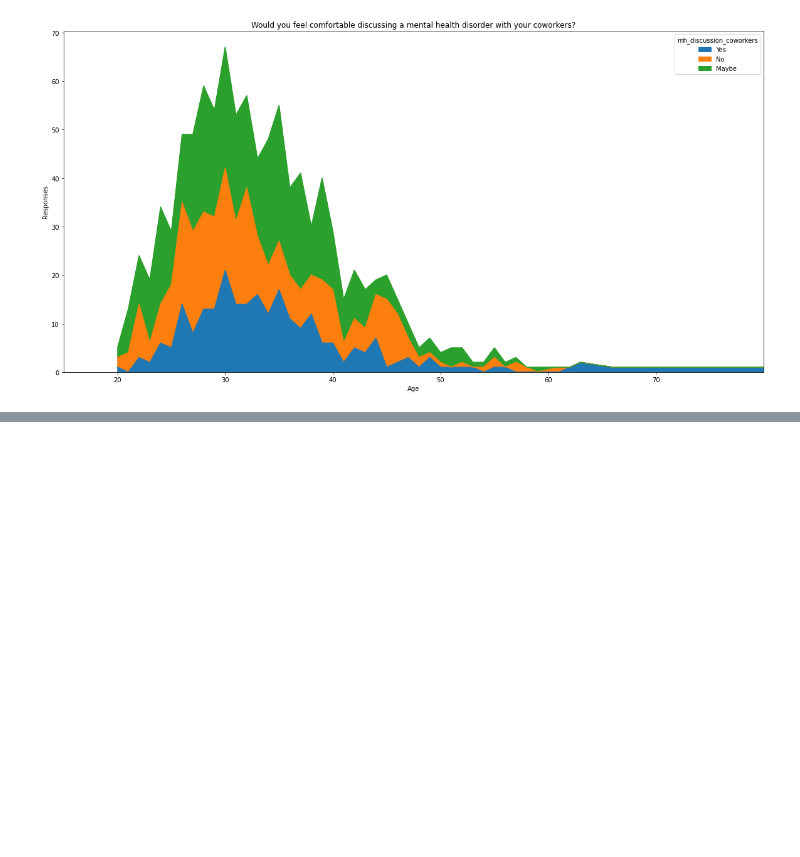
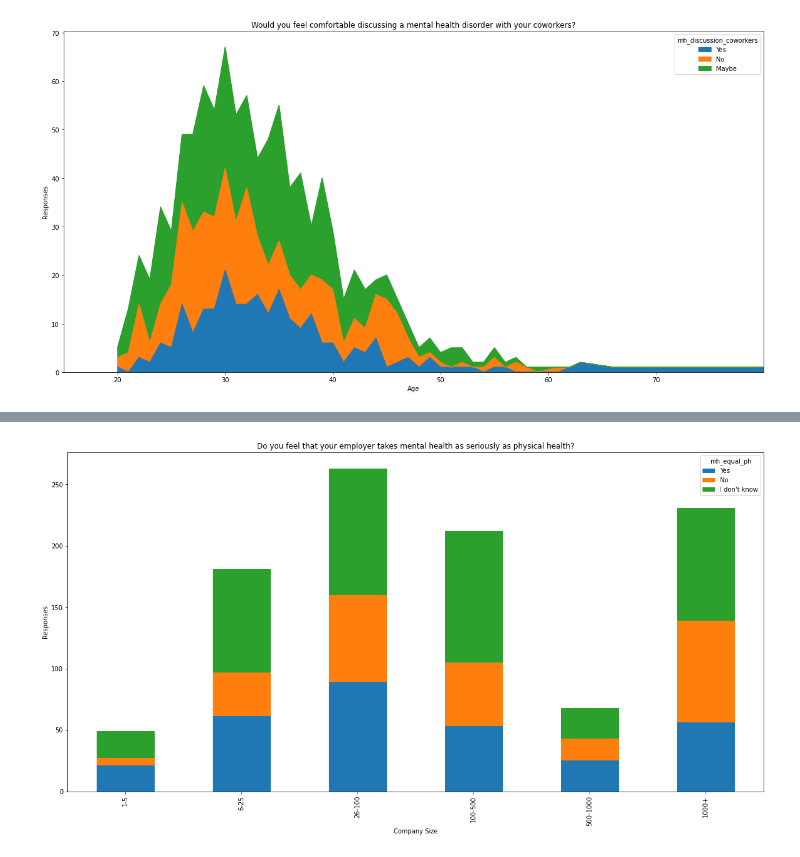
Before and after one commit to ArtTucker/mental_health_and_economics, a Jupyter notebook: practice_files/OSMI_MHIT_exploration.ipynb, the cells around one changed output, grey strips where cells are left out. Cells and saved outputs as stored; diff of their text form; code cells hidden in the pictures; blank space fills up the shorter version.

Commit message:
charted comp_size vs mh_equ_to_ph

```diff
--- a/practice_files/OSMI_MHIT_exploration.ipynb
+++ b/practice_files/OSMI_MHIT_exploration.ipynb
@@ -612,0 +615,5 @@ plt.savefig("../images/mh_covg_aware_by_comp_size.png")
+# %%
+# create dataframe for company size and 'mh_equal_ph' responses
+mh_eql_ph_and_comp_size = pd.DataFrame(OSMI_MHIT_cleaned.groupby(['company_size', 'mh_equal_ph'])['self_employed'].count())
+mh_eql_ph_and_comp_size = mh_eql_ph_and_comp_size.reset_index()
+mh_eql_ph_and_comp_size
@@ -612,0 +638,6 @@ plt.savefig("../images/mh_covg_aware_by_comp_size.png")
+# %%
+# pivot table values
+mh_eql_ph_and_comp_size_pivot = mh_eql_ph_and_comp_size.pivot(index=['company_size'],columns = ["mh_equal_ph"] , values='self_employed')
+mh_eql_ph_and_comp_size_pivot = mh_eql_ph_and_comp_size_pivot[['Yes', 'No', "I don't know"]]
+
+mh_eql_ph_and_comp_size_pivot
@@ -612,0 +653,13 @@ plt.savefig("../images/mh_covg_aware_by_comp_size.png")
+# %%
+# sorting by company size; create sort colum - sort - remove sort column
+# create sort column from first number in 'company_size' column using split
+mh_eql_ph_and_comp_size_pivot['size_num'] = mh_eql_ph_and_comp_size_pivot.index.str.split('-').str[0]
+# clean "+" from "1000+"
+mh_eql_ph_and_comp_size_pivot['size_num'] = mh_eql_ph_and_comp_size_pivot['size_num'].replace('1000+','1000')
+# change values in sort column to numerical values
+mh_eql_ph_and_comp_size_pivot['size_num'] = mh_eql_ph_and_comp_size_pivot['size_num'].apply(pd.to_numeric, errors='ignore')
+# sort numerical "size_num" column in ascending order
+mh_eql_ph_and_comp_size_pivot = mh_eql_ph_and_comp_size_pivot.sort_values(by='size_num')
+# drop "size_num" column from dataframe
+mh_eql_ph_and_comp_size_pivot = mh_eql_ph_and_comp_size_pivot.drop(['size_num'], axis=1)
+mh_eql_ph_and_comp_size_pivot
@@ -612,0 +675,15 @@ plt.savefig("../images/mh_covg_aware_by_comp_size.png")
+# %%
+mh_eql_ph_and_comp_size_pivot.plot(
+    xlabel='Company Size',
+    ylabel='Responses',
+    title='Do you feel that your employer takes mental health as seriously as physical health?',
+    kind='bar',
+    stacked=True,
+    figsize=(20,10),
+    grid=False,
+)
+
+# Save Figure
+plt.savefig("../images/mh_eql_to_ph_by_comp_size.png")
+# %% [output]
+[figure, added]
```
Also changed, not shown: parts of 24 cells of this notebook, 1 other file.
